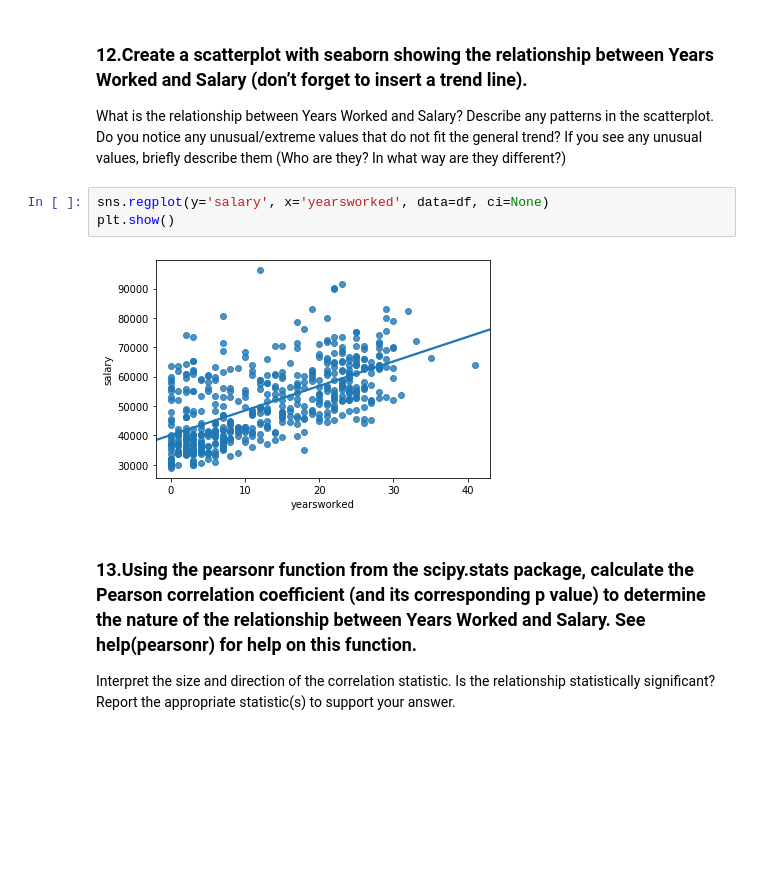
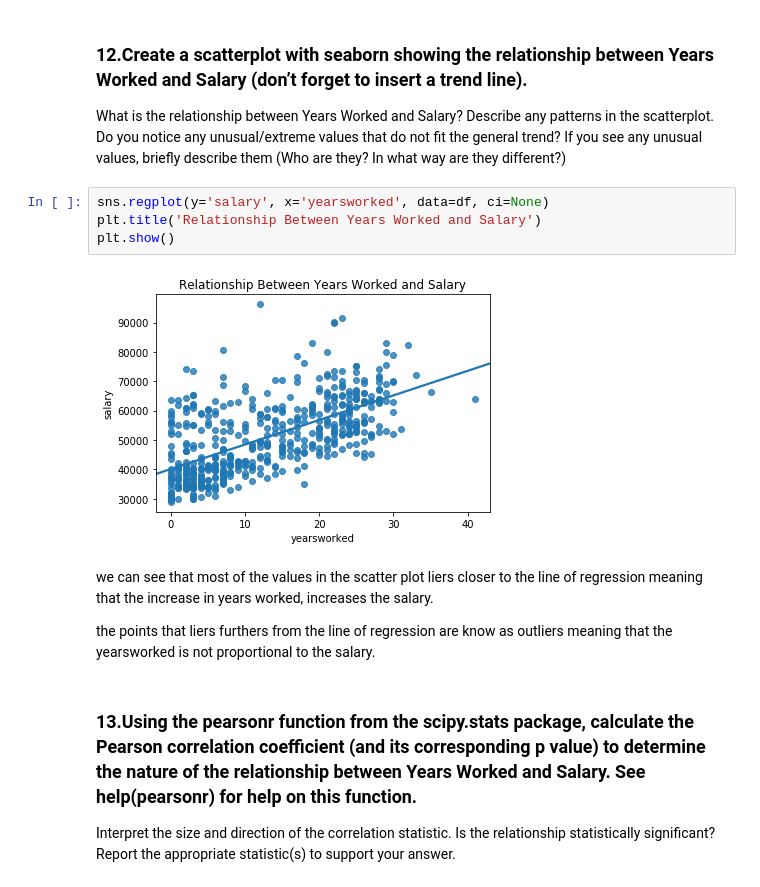
Before and after one commit to ntokozomfene/stats_thinking, a Jupyter notebook: stats_thinking.ipynb, the cells around one changed output. Cells and saved outputs as stored; diff of their text form; blank space fills up the shorter version.

```diff
--- a/stats_thinking.ipynb
+++ b/stats_thinking.ipynb
@@ -154,9 +154,14 @@ Describe any patterns in the scatterplot.
 Do you notice any unusual/extreme values that do not fit the general trend? If you see any unusual values, briefly describe them (Who are they? In what way are they different?)
 # %%
 sns.regplot(y='salary', x='yearsworked', data=df, ci=None)
+plt.title('Relationship Between Years Worked and Salary')
 plt.show()
 # %% [output]
-[figure, old version]
+[figure, new version]
+# %% [markdown]
+we can see that most of the values in the scatter plot liers closer to the line of regression meaning that the increase in years worked, increases the salary.
+
+the points that liers furthers from the line of regression are know as outliers meaning that the yearsworked is not proportional to the salary.
 # %% [markdown]
 ### 13.Using the pearsonr function from the scipy.stats package, calculate the Pearson correlation coefficient (and its corresponding p value) to determine the nature of the relationship between Years Worked and Salary. See help(pearsonr) for help on this function.
 Interpret the size and direction of the correlation statistic.
```
Also changed, not shown: parts of 5 cells of this notebook.
